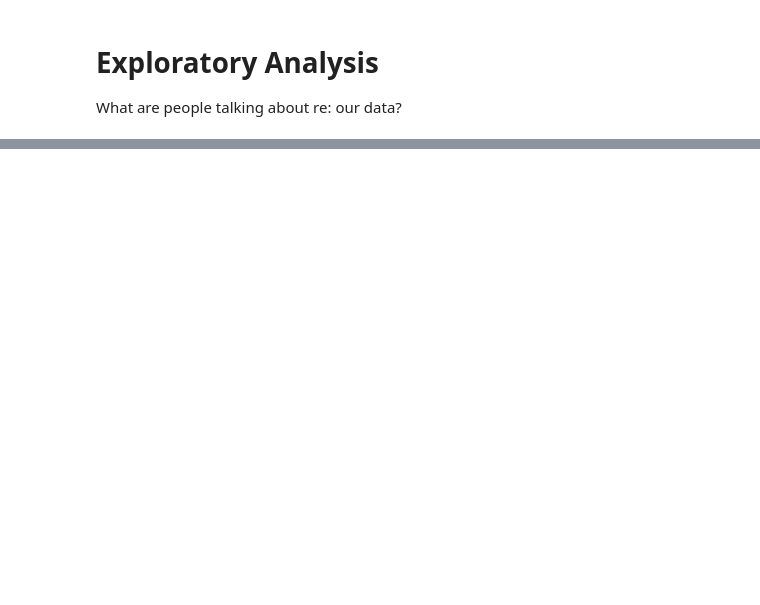
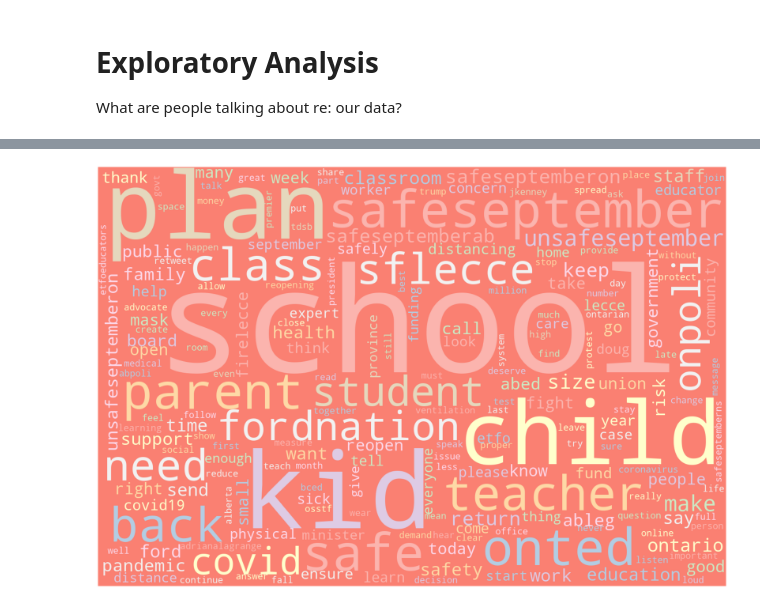
Before and after one commit to cameron-raymond/COVID-Child-Care-Twitter, a Jupyter notebook: notebooks/exploratory_analysis.ipynb, the cells around one changed output, grey strips where cells are left out. Cells and saved outputs as stored; diff of their text form; code cells hidden in the pictures; blank space fills up the shorter version.

Commit message:
new visualizations

```diff
--- a/notebooks/exploratory_analysis.ipynb
+++ b/notebooks/exploratory_analysis.ipynb
@@ -46,3 +53,25 @@ fig = px.line(counts,**args)
 fig.show()
 # %% [output]
 [interactive output not drawn]
+# %%
+from wordcloud import WordCloud, STOPWORDS
+import matplotlib.pyplot as plt
+%matplotlib inline
+
+text = ' '.join(total_df[total_df.clean_text.notnull()]['clean_text'])
+wordcloud = WordCloud(width=1500,
+                      height=1000,
+                      random_state=1,
+                      background_color='salmon',
+                      colormap='Pastel1',
+                      collocations=False,
+                      stopwords=STOPWORDS).generate(text)# Plot
+# Set figure size
+plt.figure(figsize=(40, 30))
+# Display image
+plt.imshow(wordcloud)
+# No axis details
+plt.axis("off");
+# plt.savefig(f"../visualizations/exploratory_analysis/{min_d}_{max_d}-wordcloud.png")
+# %% [output]
+[figure, added]
```
Also changed, not shown: parts of 3 cells of this notebook, 3 other files.
